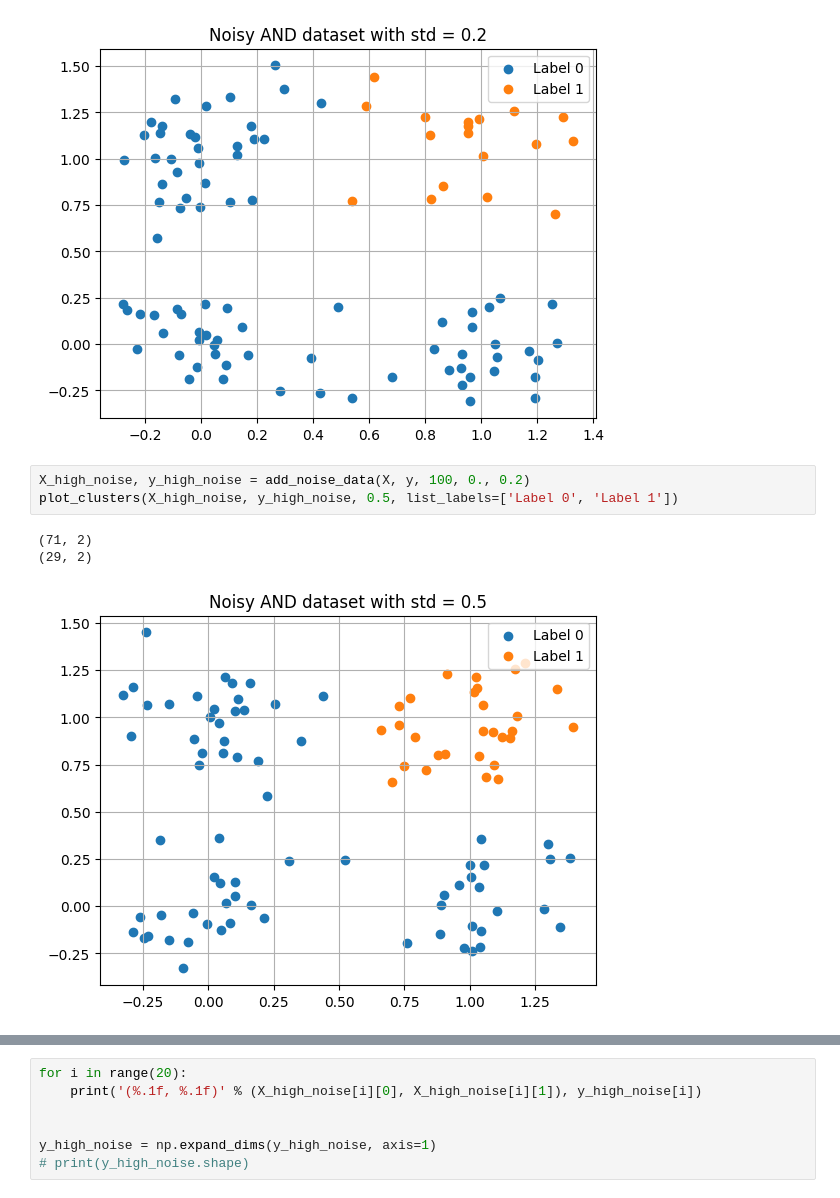
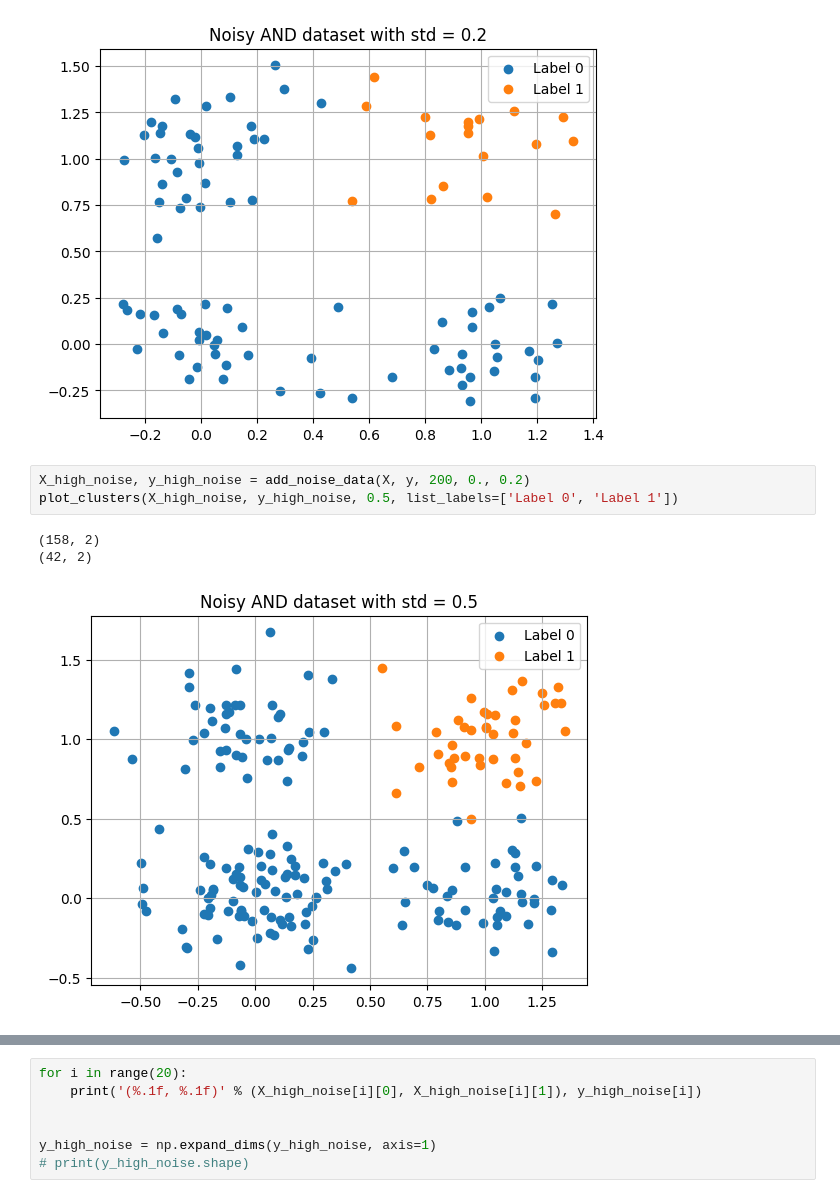
Before and after one commit to mark1702/mark, a Jupyter notebook: hoc_may_thong_ke.ipynb, the cells around one changed output, grey strips where cells are left out. Cells and saved outputs as stored; diff of their text form.

```diff
--- a/hoc_may_thong_ke.ipynb
+++ b/hoc_may_thong_ke.ipynb
@@ -63,12 +63,12 @@ plot_clusters(X_noise, y_noise, 0.2, list_labels=['Label 0', 'Label 1'])
 (18, 2)
 [figure]
 # %%
-X_high_noise, y_high_noise = add_noise_data(X, y, 100, 0., 0.2)
+X_high_noise, y_high_noise = add_noise_data(X, y, 200, 0., 0.2)
 plot_clusters(X_high_noise, y_high_noise, 0.5, list_labels=['Label 0', 'Label 1'])
 # %% [output]
-(71, 2)
-(29, 2)
+(158, 2)
+(42, 2)
-[figure, old version]
+[figure, new version]
 # %%
 for i in range(20):
     print('(%.1f, %.1f)' % (X_high_noise[i][0], X_high_noise[i][1]), y_high_noise[i])
```
Also changed, not shown: parts of 3 cells of this notebook.
